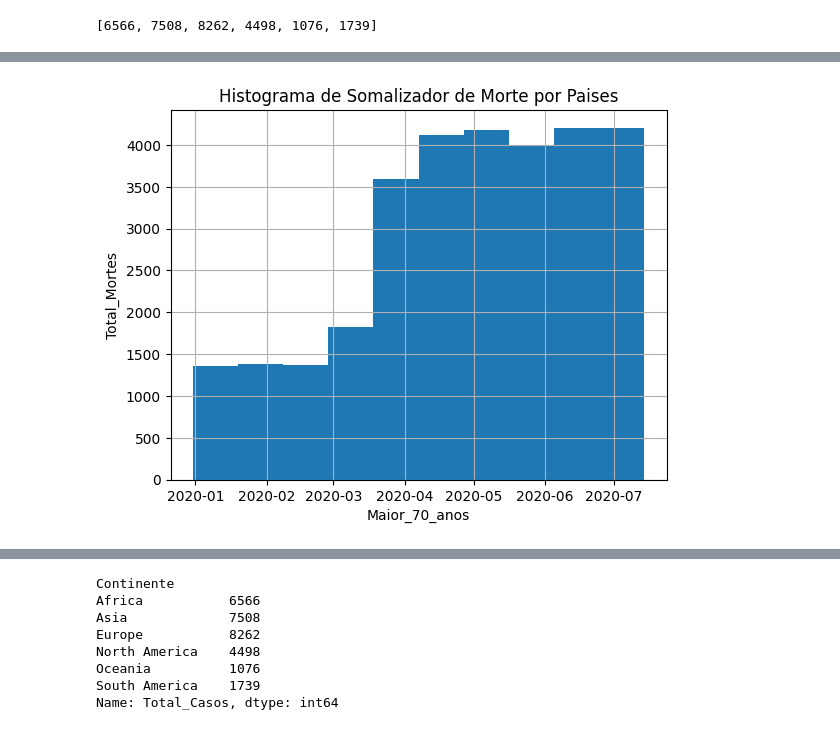
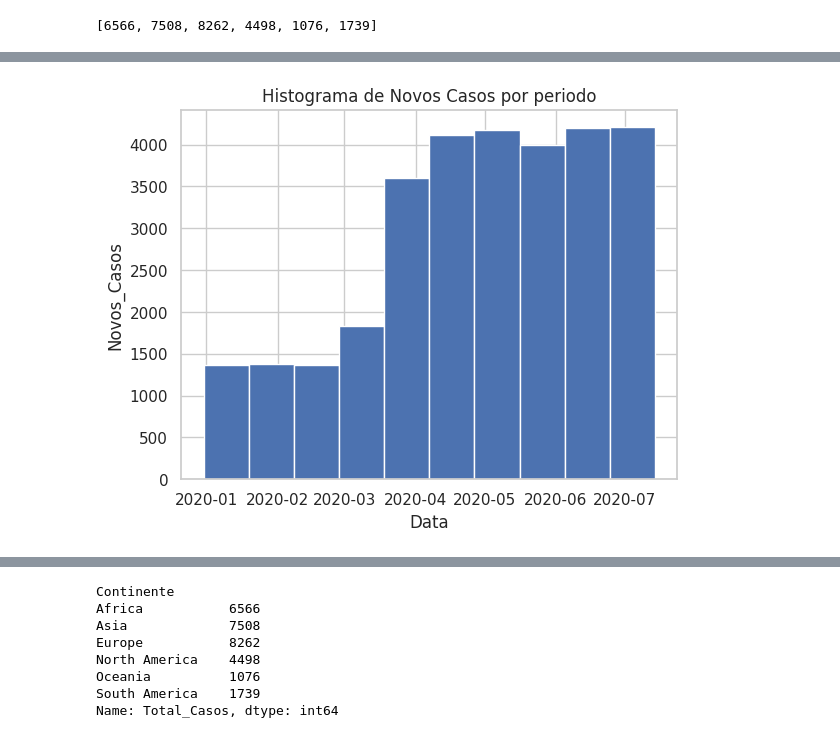
Before and after one commit to CarolBragaRJ/R4_SENACRJ_PROJETO_BIGDATA_NA_THREAD_DO_COVID_19, a Jupyter notebook: R4_AnaliseExploratoria_Covid_e_Mundo.ipynb, the cells around one changed output, grey strips where cells are left out. Saved outputs shown, nothing was run; the diff lists cells and outputs as text; code cells hidden in the pictures.

```diff
--- a/R4_AnaliseExploratoria_Covid_e_Mundo.ipynb
+++ b/R4_AnaliseExploratoria_Covid_e_Mundo.ipynb
@@ -513,9 +481,9 @@ ContVlr
 # %%
 # Conclusão sumarizada analítica do histograma:
 dataset1.Data.hist()
-plt.xlabel("Maior_70_anos")
-plt.ylabel("Total_Mortes")
-plt.title("Histograma de Somalizador de Morte por Paises")
+plt.xlabel ('Data')
+plt.ylabel ('Novos_Casos')
+plt.title("Histograma de Novos Casos por periodo")
 plt.show()
 # %% [output]
-[figure, old version]
+[figure, new version]
```
Also changed, not shown: parts of 25 cells of this notebook.
